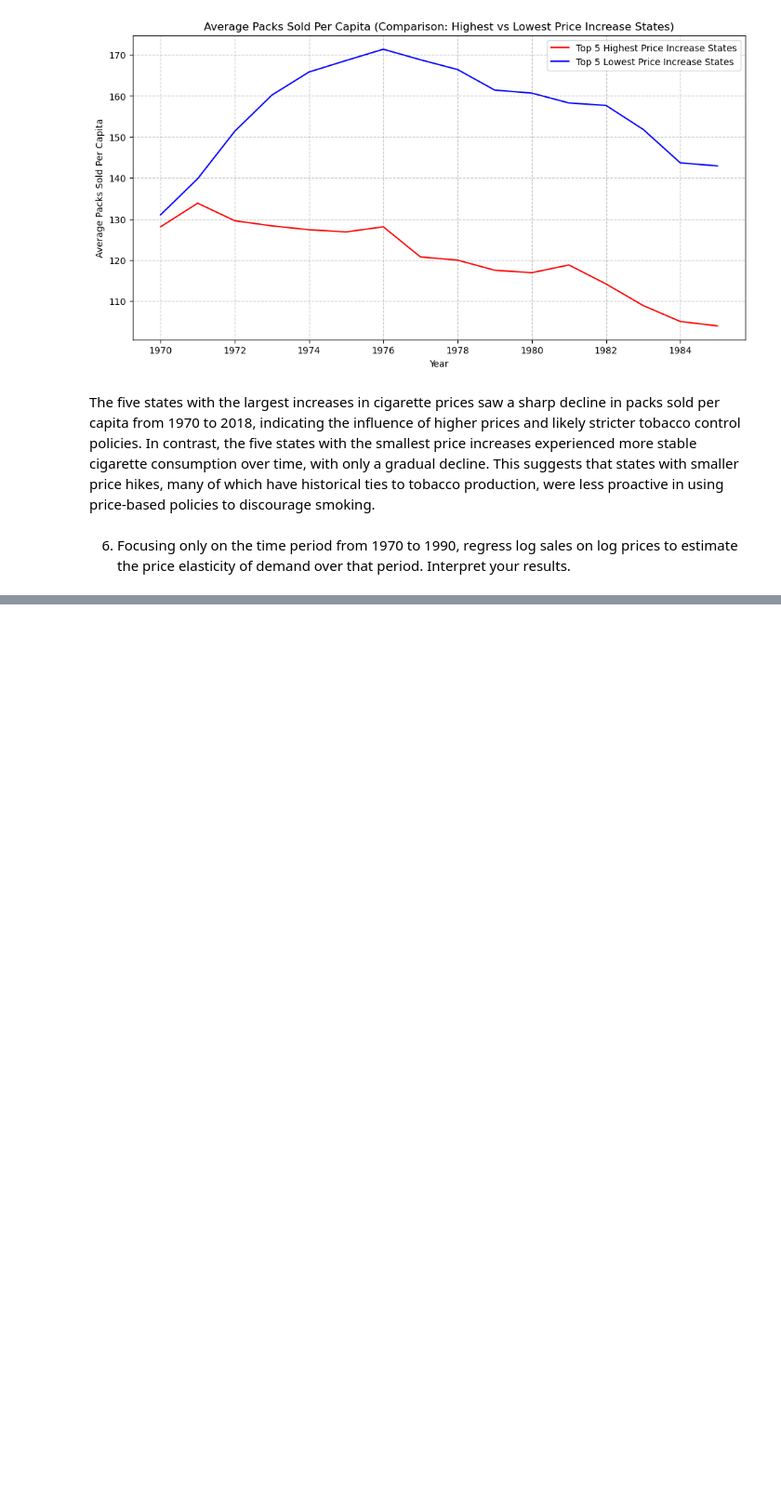
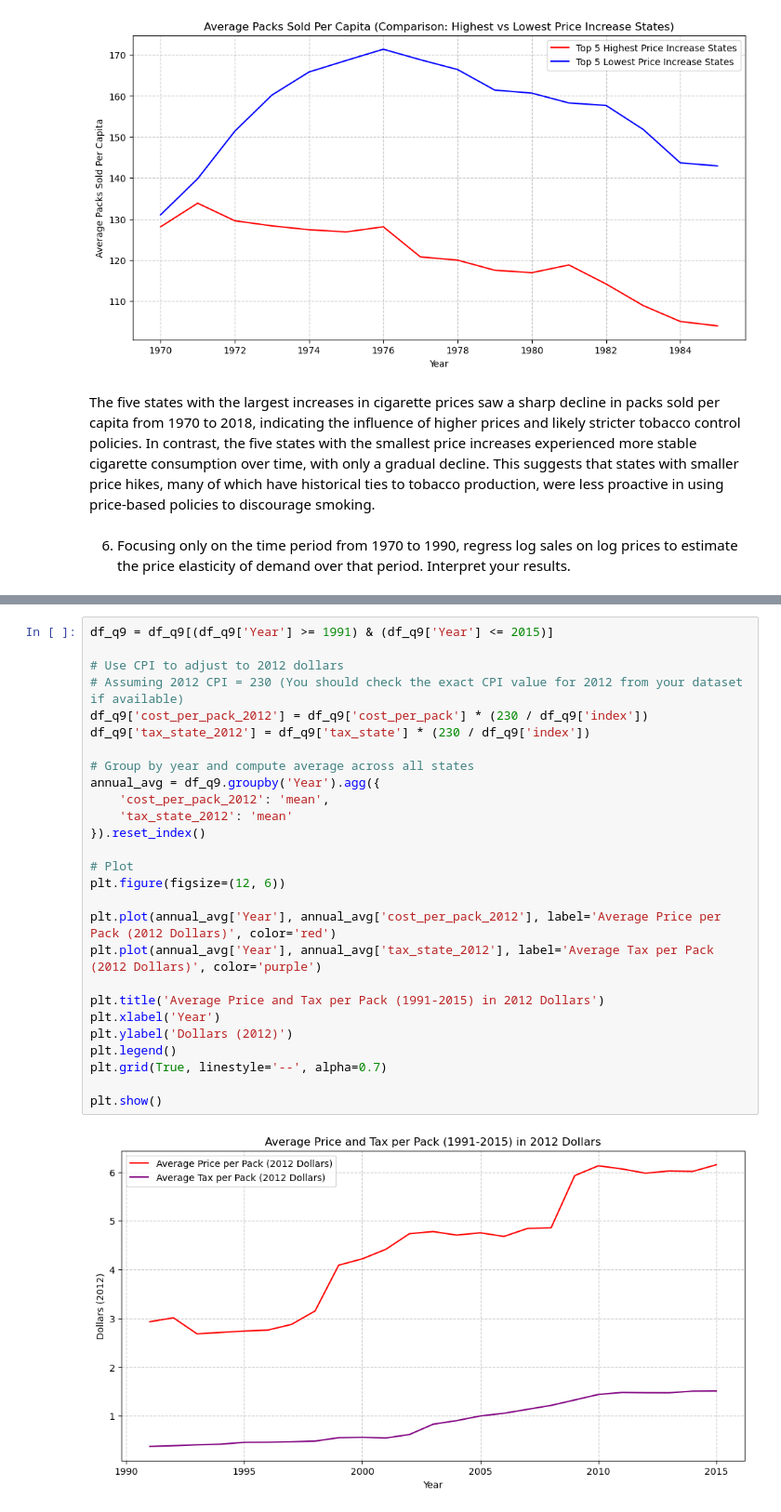
Before and after one commit to sarina-tan/HLTH470hw3, a Jupyter notebook: submission1/analysis/Homework3-1.ipynb, the cells around one changed output, grey strips where cells are left out. Shown at 93% size. Drawn from its saved outputs; the diff is of its cells as text; blank space fills up the shorter version.

```diff
--- a/submission1/analysis/Homework3-1.ipynb
+++ b/submission1/analysis/Homework3-1.ipynb
@@ -191,0 +375,29 @@ The five states with the largest increases in cigarette prices saw a sharp decli
+# %%
+df_q9 = df_q9[(df_q9['Year'] >= 1991) & (df_q9['Year'] <= 2015)]
+
+# Use CPI to adjust to 2012 dollars
+# Assuming 2012 CPI = 230 (You should check the exact CPI value for 2012 from your dataset if available)
+df_q9['cost_per_pack_2012'] = df_q9['cost_per_pack'] * (230 / df_q9['index'])
+df_q9['tax_state_2012'] = df_q9['tax_state'] * (230 / df_q9['index'])
+
+# Group by year and compute average across all states
+annual_avg = df_q9.groupby('Year').agg({
+    'cost_per_pack_2012': 'mean',
+    'tax_state_2012': 'mean'
+}).reset_index()
+
+# Plot
+plt.figure(figsize=(12, 6))
+
+plt.plot(annual_avg['Year'], annual_avg['cost_per_pack_2012'], label='Average Price per Pack (2012 Dollars)', color='red')
+plt.plot(annual_avg['Year'], annual_avg['tax_state_2012'], label='Average Tax per Pack (2012 Dollars)', color='purple')
+
+plt.title('Average Price and Tax per Pack (1991-2015) in 2012 Dollars')
+plt.xlabel('Year')
+plt.ylabel('Dollars (2012)')
+plt.legend()
+plt.grid(True, linestyle='--', alpha=0.7)
+
+plt.show()
+# %% [output]
+[figure, added]
```
Also changed, not shown: parts of 16 cells of this notebook.
